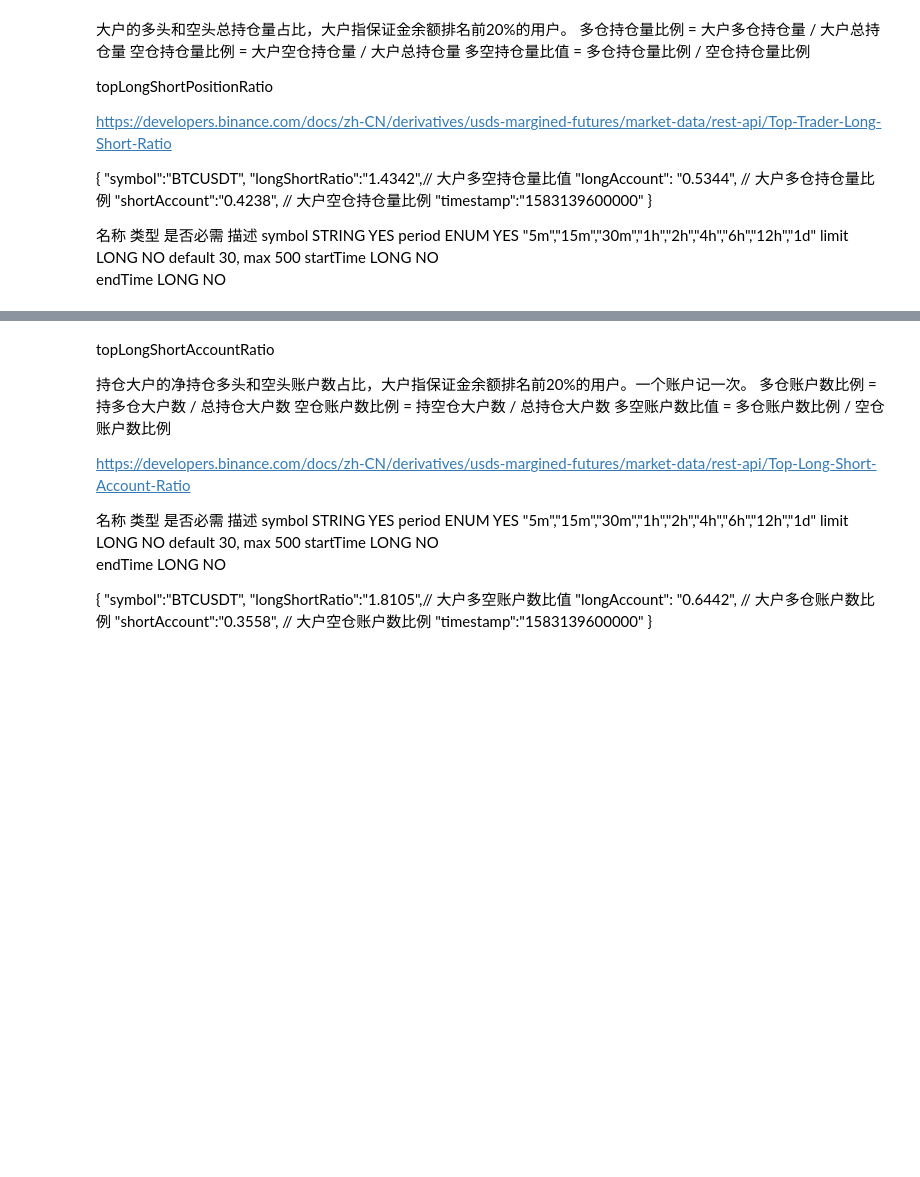
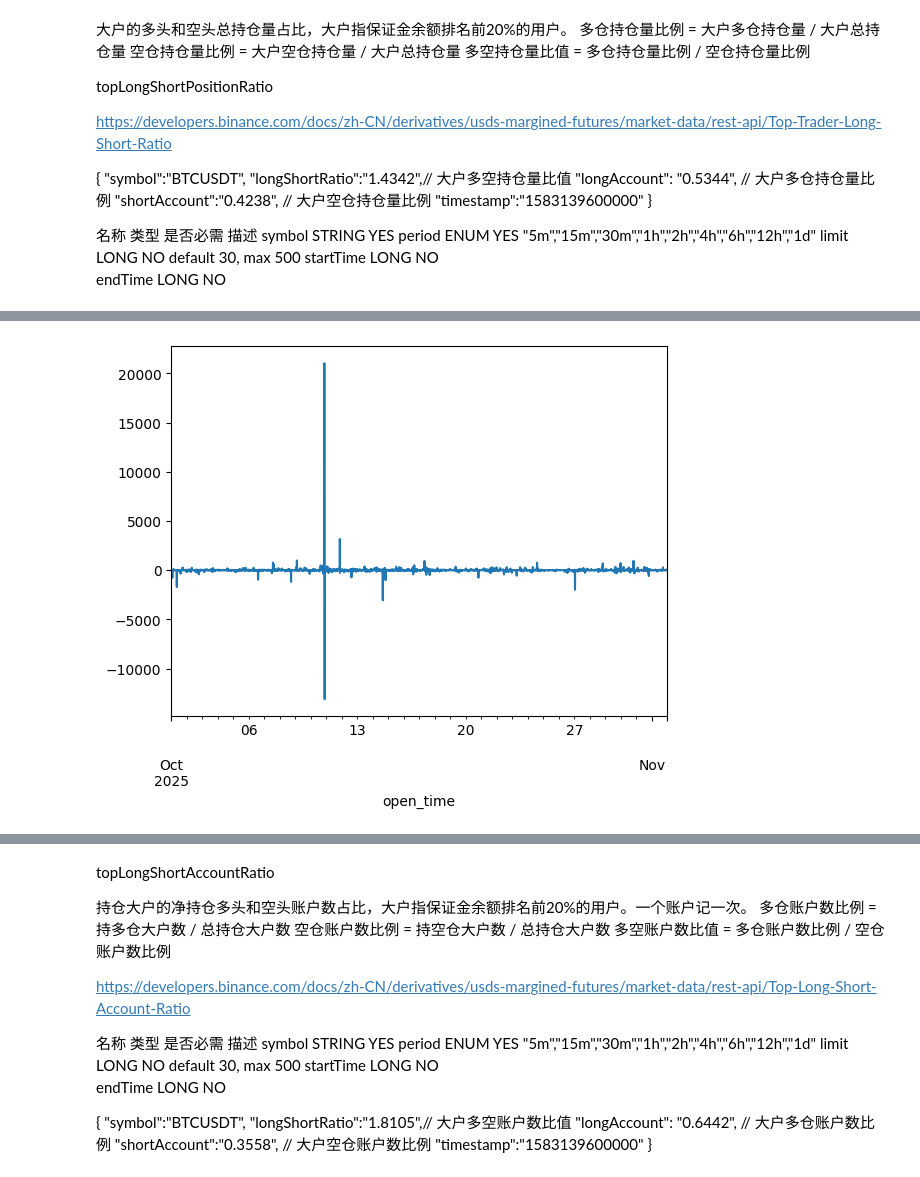
Before and after one commit to aamingaa/crypto-workstation-v2, a Jupyter notebook: deal_data.ipynb, the cells around one changed output, grey strips where cells are left out. Cells and saved outputs as stored; diff of their text form; code cells hidden in the pictures; blank space fills up the shorter version.

```diff
--- a/deal_data.ipynb
+++ b/deal_data.ipynb
@@ -33,11 +33,13 @@ from gp_crypto_next.dataload import DataFrequency
 start_date = '2025-10-01'
 end_date = '2025-11-01'
 read_frequency = DataFrequency.MONTHLY
-
+daily_frequency = DataFrequency.DAILY
 dir = '/Users/aming/data/ETHUSDT'
 symbol = 'ETHUSDT'
 
 date_range_list = dataload._generate_date_range(start_date=start_date, end_date=end_date, read_frequency=read_frequency)
+
+daily_date_range_list = dataload._generate_date_range(start_date=start_date, end_date=end_date, read_frequency=daily_frequency)
 # %%
 oi_df_list = []
 
@@ -187,17 +161,97 @@ top_pos_ratio_resample.head(3)
 # %%
-# start_date = '2025-10-01'
-# end_date = '2025-11-01'
-# read_frequency = DataFrequency.DAILY
 liq_list = []
 
-for date_str in date_range_list:
+for date_str in daily_date_range_list:
     df = pd.read_csv(f'{dir}/liquidations/binance-futures_liquidations_{date_str}_{symbol}.csv.gz')
     liq_list.append(df)
 
 liq_df = pd.concat(liq_list)
 liq_df.rename(columns={'timestamp': 'open_time'}, inplace=True)
 liq_df['open_time'] = pd.to_datetime(liq_df['open_time'], unit='us')
+
+
+liq_df.drop(columns=['id', 'exchange', 'local_timestamp', 'symbol'], inplace=True)
+liq_df.sort_values(by='open_time', ascending=True, inplace=True)
+
+
+
+
+liq_df.loc[(liq_df["side"] == "buy"), "side"] = "short_liquidation_buy"
+# 2. 多头清算（long_liquidation）的sell → long_liquidation_sell
+liq_df.loc[(liq_df["side"] == "sell"), "side"] = "long_liquidation_sell"
+
+# liq_df = liq_df.set_index("open_time")  # 设为时间索引
+
+liq_df['short_liquidation_buy_price'] = np.where(
+    liq_df['side'] == 'short_liquidation_buy',
+    liq_df['price'],
+    0  # 或者用 0，看您后续处理需求
+)
+liq_df['short_liquidation_buy_amount'] = np.where(
+    liq_df['side'] == 'short_liquidation_buy',
+    liq_df['amount'],
+    0
+)
+liq_df['long_liquidation_sell_price'] = np.where(
+    liq_df['side'] == 'long_liquidation_sell',
+    liq_df['price'],
+    0
+)
+liq_df['long_liquidation_sell_amount'] = np.where(
+    liq_df['side'] == 'long_liquidation_sell',
+    liq_df['amount'],
+    0
+)
+
+
+liq_df.drop(columns=['side', 'price', 'amount'], inplace=True)
+
 liq_df.set_index('open_time', inplace=True)
-liq_df.sort_index(inplace=True)
-liq_df.drop(columns=['id', 'exchange', 'local_timestamp', 'symbol'], inplace=True)
-liq_df.head()
+
+
+
+liq_df["short_turnover"] = liq_df["short_liquidation_buy_price"] * liq_df["short_liquidation_buy_amount"]
+liq_df["long_turnover"] = liq_df["long_liquidation_sell_price"] * liq_df["long_liquidation_sell_amount"]
+
+
+agg_dict = {
+    # 空头爆仓价格（OHLC）
+    "short_liquidation_buy_price": ["first", "max", "min", "last"],
+    # 空头爆仓量（总和=short_quota）
+    "short_liquidation_buy_amount": "sum",
+    # 空头成交额（总和，用于VWAP）
+    "short_turnover": "sum",
+
+    # 多头爆仓价格（OHLC）
+    "long_liquidation_sell_price": ["first", "max", "min", "last"],
+    # 多头爆仓量（总和=long_quota）
+    "long_liquidation_sell_amount": "sum",
+    # 多头成交额（总和，用于VWAP）
+    "long_turnover": "sum"
+}
+
+
+liq_resample = liq_df.resample("15min").agg(agg_dict)
+
+
+liq_resample.columns = ['_'.join(col).strip()
+                                  for col in liq_resample.columns.values]
+
+liq_resample
+
+
+# 1. 计算imbalance
+liq_resample["imbalance"] = liq_resample["long_liquidation_sell_amount_sum"] - liq_resample["short_liquidation_buy_amount_sum"]
+
+# 2. 计算VWAP（处理除以0的情况，用fillna(0)或保留NaN）
+liq_resample["short_vwap"] = (liq_resample["short_turnover_sum"] / liq_resample["short_liquidation_buy_amount_sum"]).fillna(0)
+liq_resample["long_vwap"] = (liq_resample["long_turnover_sum"] / liq_resample["long_liquidation_sell_amount_sum"]).fillna(0)
+
+
+liq_resample
+# liq_resample.imbalance.plot()
+# liq_resample.long_turnover_sum
+
+# liq_resample.long_vwap.plot()
+# liq_resample.short_vwap.plot()
+# %% [output]
@@ -203,0 +259 @@ liq_df.head()
+[figure, added]
```
Also changed, not shown: parts of 4 cells of this notebook.
